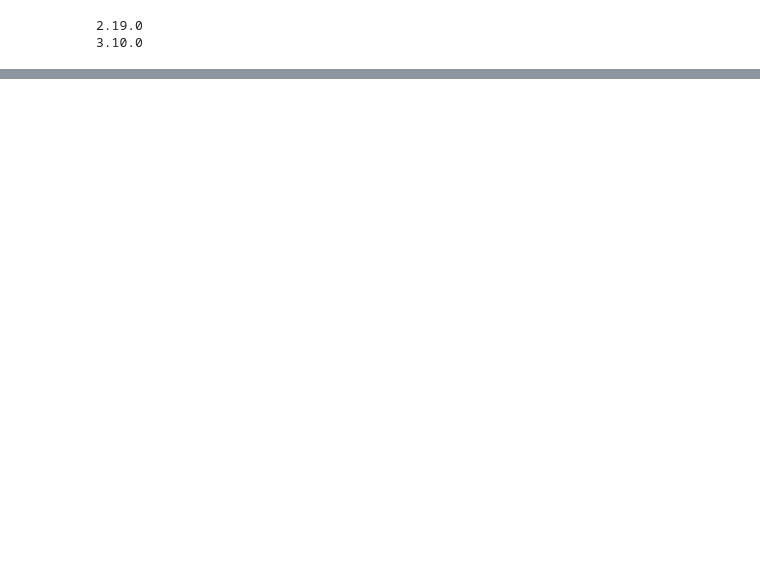
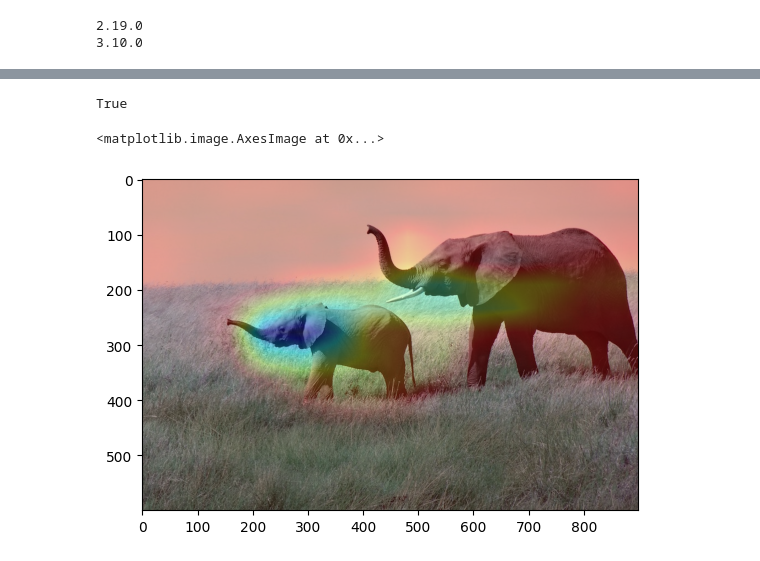
Before and after one commit to MMK79/Practical_DL_FM, a Jupyter notebook: 01-05-Transfer-Learning/Transfer-Learning.ipynb, the cells around one changed output, grey strips where cells are left out. Drawn from its saved outputs; the diff is of its cells as text; code cells hidden in the pictures; blank space fills up the shorter version.

```diff
--- a/01-05-Transfer-Learning/Transfer-Learning.ipynb
+++ b/01-05-Transfer-Learning/Transfer-Learning.ipynb
@@ -41,0 +105,5 @@ Model: "vgg16"
+# %%
+activated_neurons = np.argmax(preds[0]) # how many neurons got activated in the last layer
+activated_neurons = int(activated_neurons)
+print(activated_neurons)
+print(type(activated_neurons))
@@ -41,0 +176,28 @@ Model: "vgg16"
+# %%
+import cv2
+
+# We use cv2 to load the original image
+img = cv2.imread(img_path)
+
+# We resize the heatmap to have the same size as the original image
+heatmap = cv2.resize(heatmap, (img.shape[1], img.shape[0]))
+
+# We convert the heatmap to RGB
+heatmap = np.uint8(255 * heatmap)
+
+# We apply the heatmap to the original image
+heatmap = cv2.applyColorMap(heatmap, cv2.COLORMAP_JET)
+
+# 0.4 here is a heatmap intensity factor
+superimposed_img = heatmap * 0.4 + img
+
+# Save the image to disk
+cv2.imwrite('./heatmap_on_original.jpg', superimposed_img)
+# %% [output]
+True
+# %%
+superimposed_img_norm = superimposed_img/max(superimposed_img.flatten())
+plt.imshow(superimposed_img_norm)
+# %% [output]
+<matplotlib.image.AxesImage at 0x...>
+[figure, added]
```
Also changed, not shown: parts of 16 cells of this notebook, 3 other files.
